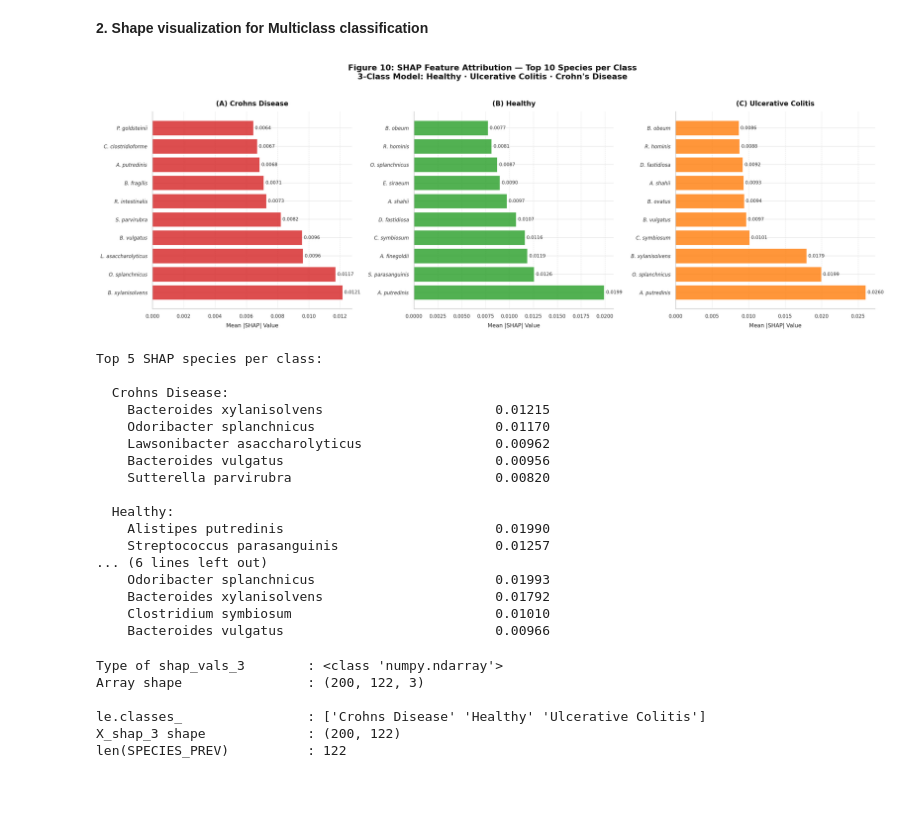
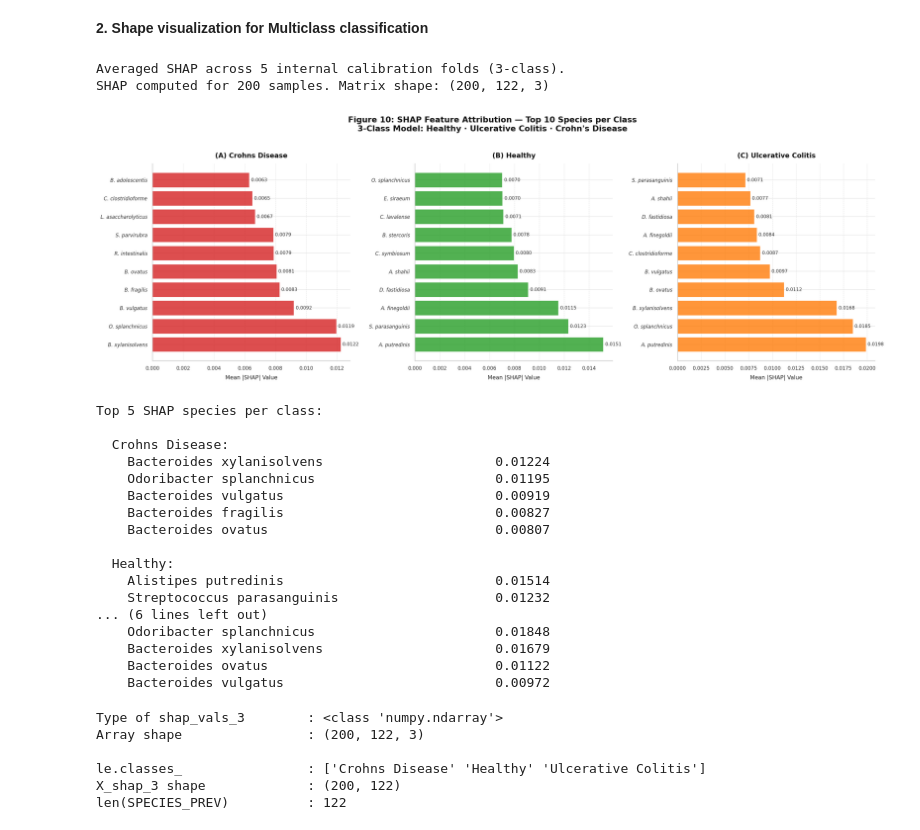
Before and after one commit to Shivadzn/HMP2_IBD_Microbiome_Longitudinal_Analysis, a Jupyter notebook: notebook/HMP2_IBD_Microbiome_Longitudinal_Analysis.ipynb, the cells around one changed output. Saved outputs shown, nothing was run; the diff lists cells and outputs as text; code cells hidden in the pictures; blank space fills up the shorter version.

```diff
--- a/notebook/HMP2_IBD_Microbiome_Longitudinal_Analysis.ipynb
+++ b/notebook/HMP2_IBD_Microbiome_Longitudinal_Analysis.ipynb
@@ -2912,14 +2912,32 @@ These findings are not contradictory—they simply evaluate distinct mathematica
 # %% [markdown]
 **2. Shape visualization for Multiclass classification**
 # %%
-# ── Figure 10: SHAP Feature Attribution — 3-Class Model ──────────────────────
+# ── Figure 10: SHAP Feature Attribution — 3-Class Model (averaged across calibration folds) ──
+
+# ── Step 1: Sample held-out test set ──────────────────────────────────────────
 n_shap_3   = min(200, len(X_test_3))
+np.random.seed(SEED)
 idx_shap_3 = np.random.choice(len(X_test_3), n_shap_3, replace=False)
 X_shap_3   = X_test_3[idx_shap_3]
 
-explainer_3 = shap.TreeExplainer(rf_3)
-shap_vals_3 = explainer_3.shap_values(X_shap_3)
+# ── Step 2: Compute SHAP averaged across all 5 internal calibration folds ─────
+n_classes_3 = len(le.classes_)
+n_folds_3   = len(calibrated_rf_3.calibrated_classifiers_)
+shap_all_3  = np.zeros((n_shap_3, len(SPECIES_PREV), n_classes_3))
 
+for cc in calibrated_rf_3.calibrated_classifiers_:
+    explainer_i = shap.TreeExplainer(cc.estimator)
+    sv_i = explainer_i.shap_values(X_shap_3)
+    if isinstance(sv_i, list):
+        sv_i = np.stack(sv_i, axis=-1)     # list of 3 arrays -> (n_samples, n_features, 3)
+    shap_all_3 += sv_i
+
+shap_vals_3 = shap_all_3 / n_folds_3
+
+print(f"Averaged SHAP across {n_folds_3} internal calibration folds (3-class).")
+print(f"SHAP computed for {n_shap_3} samples. Matrix shape: {shap_vals_3.shape}")
+
+# ── Step 3: Plotting — unchanged from your original code ─────────────────────
 fig, axes = plt.subplots(1, 3, figsize=(18, 6), facecolor='white')
 fig.suptitle('Figure 10: SHAP Feature Attribution — Top 10 Species per Class\n'
              '3-Class Model: Healthy · Ulcerative Colitis · Crohn\'s Disease',
@@ -2960,52 +2978,53 @@ for i, (cls, panel) in enumerate(zip(le.classes_, panel_labels)):
     ax.tick_params(colors='#333333', labelsize=8)
     ax.spines['top'].set_visible(False)
     ax.spines['right'].set_visible(False)
     ax.spines['left'].set_color('#CCCCCC')
     ax.spines['bottom'].set_color('#CCCCCC')
     ax.grid(axis='x', color='#DDDDDD', linestyle='--',
             linewidth=0.6, alpha=0.8)
 
-    # Value labels on bars
     for bar, val in zip(bars, top_vals):
         ax.text(val + max(top_vals) * 0.01,
                 bar.get_y() + bar.get_height() / 2,
                 f'{val:.4f}', va='center', ha='left',
                 fontsize=7.5, color='#333333')
 
 plt.tight_layout()
 plt.savefig('figure10_shap_multiclass.pdf', bbox_inches='tight', dpi=300,
             facecolor='white')
 plt.savefig('figure10_shap_multiclass.png', bbox_inches='tight', dpi=300,
             facecolor='white')
 plt.show()
 
 # ── Summary table ─────────────────────────────────────────────────────────────
 print("Top 5 SHAP species per class:")
 for i, cls in enumerate(le.classes_):
     shap_mean = np.abs(shap_vals_3[:, :, i]).mean(axis=0)
     top_idx   = np.argsort(shap_mean)[-5:][::-1]
     print(f"\n  {cls}:")
     for j in top_idx:
         print(f"    {SPECIES_PREV[j]:<45}  {shap_mean[j]:.5f}")
 # %% [output]
+Averaged SHAP across 5 internal calibration folds (3-class).
+SHAP computed for 200 samples. Matrix shape: (200, 122, 3)
-[figure, old version]
+[figure, new version]
-Top 5 SHAP species per class:
-
-  Crohns Disease:
-    Bacteroides xylanisolvens                      0.01215
-    Odoribacter splanchnicus                       0.01170
-    Lawsonibacter asaccharolyticus                 0.00962
-    Bacteroides vulgatus                           0.00956
-    Sutterella parvirubra                          0.00820
-
-  Healthy:
-    Alistipes putredinis                           0.01990
-    Streptococcus parasanguinis                    0.01257
-... (6 lines left out)
-    Odoribacter splanchnicus                       0.01993
-    Bacteroides xylanisolvens                      0.01792
-    Clostridium symbiosum                          0.01010
-    Bacteroides vulgatus                           0.00966
+Top 5 SHAP species per class:
+
+  Crohns Disease:
+    Bacteroides xylanisolvens                      0.01224
+    Odoribacter splanchnicus                       0.01195
+    Bacteroides vulgatus                           0.00919
+    Bacteroides fragilis                           0.00827
+    Bacteroides ovatus                             0.00807
+
+  Healthy:
+    Alistipes putredinis                           0.01514
+    Streptococcus parasanguinis                    0.01232
+... (6 lines left out)
+    Odoribacter splanchnicus                       0.01848
+    Bacteroides xylanisolvens                      0.01679
+    Bacteroides ovatus                             0.01122
+    Bacteroides vulgatus                           0.00972
 # %%
   # ── Diagnose shap_vals_3 structure ────────────────────────────────────────────
 print(f"Type of shap_vals_3        : {type(shap_vals_3)}")
```
Also changed, not shown: parts of 3 cells of this notebook.
